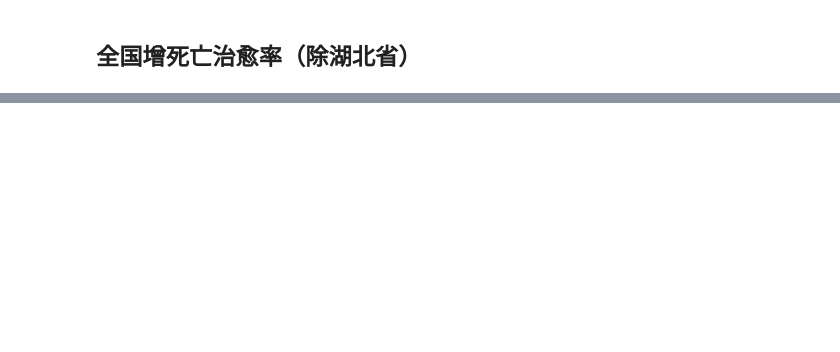
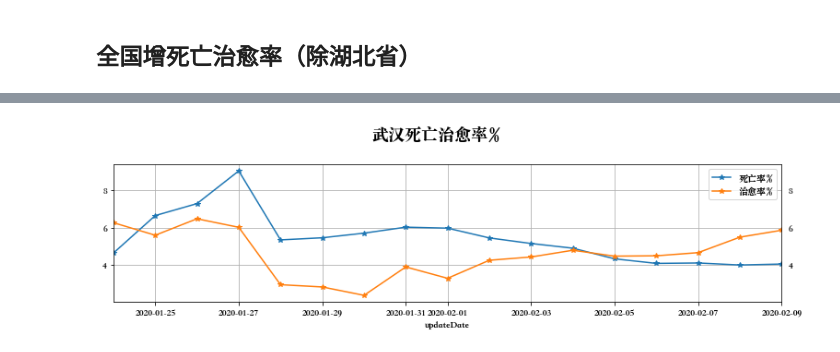
Before and after one commit to donaldwuid/py_ncov2019, a Jupyter notebook: Readme.ipynb, the cells around one changed output, grey strips where cells are left out. Drawn from its saved outputs; the diff is of its cells as text; code cells hidden in the pictures; blank space fills up the shorter version.

```diff
--- a/Readme.ipynb
+++ b/Readme.ipynb
@@ -155,0 +223,4 @@ figure = plot_util.plot_conf_dead_cured_ratio(white_daily_data, '全国增死亡
+# %%
+figure = plot_util.plot_conf_dead_cured_ratio(city_daily_data, city_name + '死亡治愈率%')
+# %% [output]
+[figure, added]
```
Also changed, not shown: parts of 26 cells of this notebook, 23 other files.
